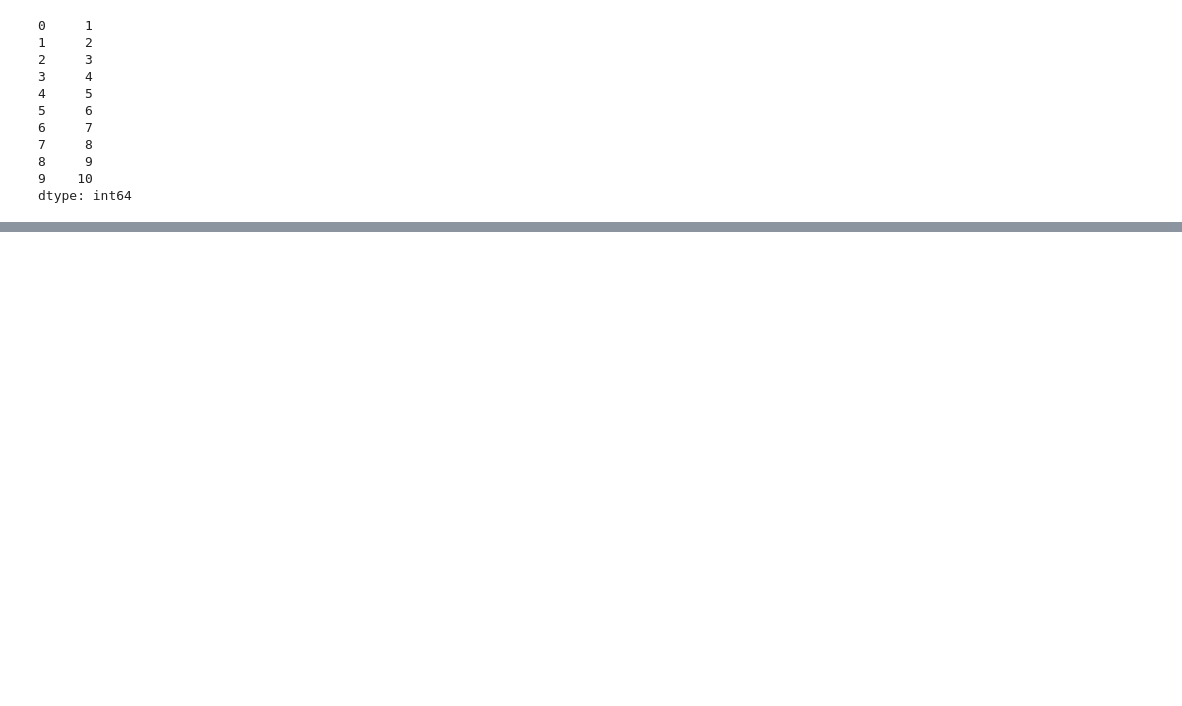
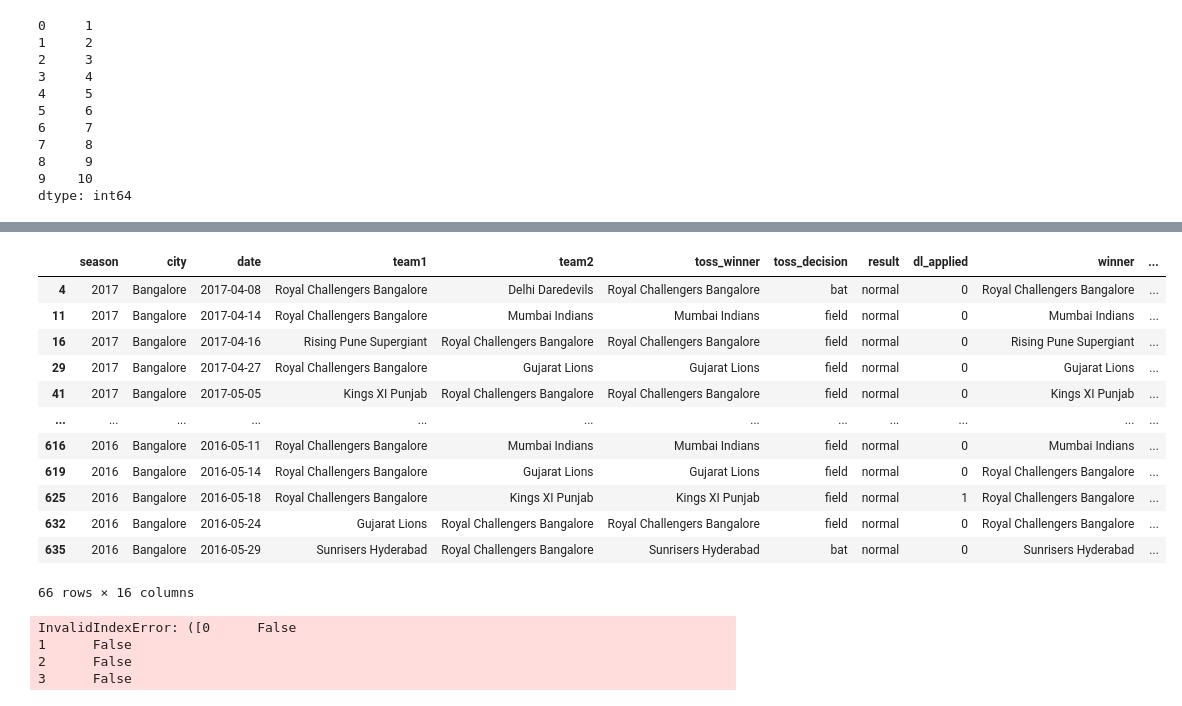
Before and after one commit to mikecr96/NLP-Ago-dic25, a Jupyter notebook: Semana II/PandasIntro.ipynb, the cells around one changed output, grey strips where cells are left out. Drawn from its saved outputs; the diff is of its cells as text; code cells hidden in the pictures; blank space fills up the shorter version.

```diff
--- a/Semana II/PandasIntro.ipynb
+++ b/Semana II/PandasIntro.ipynb
@@ -294,0 +478,23 @@ dtype: int64
+# %%
+df_india[df_india["city"] == "Bangalore"]
+# %% [output]
+|  | season | city | date | team1 | team2 | toss_winner | toss_decision | result | dl_applied | winner | ... |
+| 4 | 2017 | Bangalore | 2017-04-08 | Royal Challengers Bangalore | Delhi Daredevils | Royal Challengers Bangalore | bat | normal | 0 | Royal Challengers Bangalore | ... |
+| 11 | 2017 | Bangalore | 2017-04-14 | Royal Challengers Bangalore | Mumbai Indians | Mumbai Indians | field | normal | 0 | Mumbai Indians | ... |
+| 16 | 2017 | Bangalore | 2017-04-16 | Rising Pune Supergiant | Royal Challengers Bangalore | Royal Challengers Bangalore | field | normal | 0 | Rising Pune Supergiant | ... |
+| 29 | 2017 | Bangalore | 2017-04-27 | Royal Challengers Bangalore | Gujarat Lions | Gujarat Lions | field | normal | 0 | Gujarat Lions | ... |
+| 41 | 2017 | Bangalore | 2017-05-05 | Kings XI Punjab | Royal Challengers Bangalore | Royal Challengers Bangalore | field | normal | 0 | Kings XI Punjab | ... |
+| ... | ... | ... | ... | ... | ... | ... | ... | ... | ... | ... | ... |
+| 616 | 2016 | Bangalore | 2016-05-11 | Royal Challengers Bangalore | Mumbai Indians | Mumbai Indians | field | normal | 0 | Mumbai Indians | ... |
+| 619 | 2016 | Bangalore | 2016-05-14 | Royal Challengers Bangalore | Gujarat Lions | Gujarat Lions | field | normal | 0 | Royal Challengers Bangalore | ... |
+| 625 | 2016 | Bangalore | 2016-05-18 | Royal Challengers Bangalore | Kings XI Punjab | Kings XI Punjab | field | normal | 1 | Royal Challengers Bangalore | ... |
+| 632 | 2016 | Bangalore | 2016-05-24 | Gujarat Lions | Royal Challengers Bangalore | Royal Challengers Bangalore | field | normal | 0 | Royal Challengers Bangalore | ... |
+| 635 | 2016 | Bangalore | 2016-05-29 | Sunrisers Hyderabad | Royal Challengers Bangalore | Sunrisers Hyderabad | bat | normal | 0 | Sunrisers Hyderabad | ... |
+66 rows × 16 columns
+# %%
+df_india[[df_india["team1"] == "Royal Challengers Bangalore"], [df_india["team2"] == "Royal Challengers Bangalore"]]
+# %% [output]
+InvalidIndexError: ([0      False
+1      False
+2      False
+3      False
```
Also changed, not shown: parts of 47 cells of this notebook, 2 other files.
